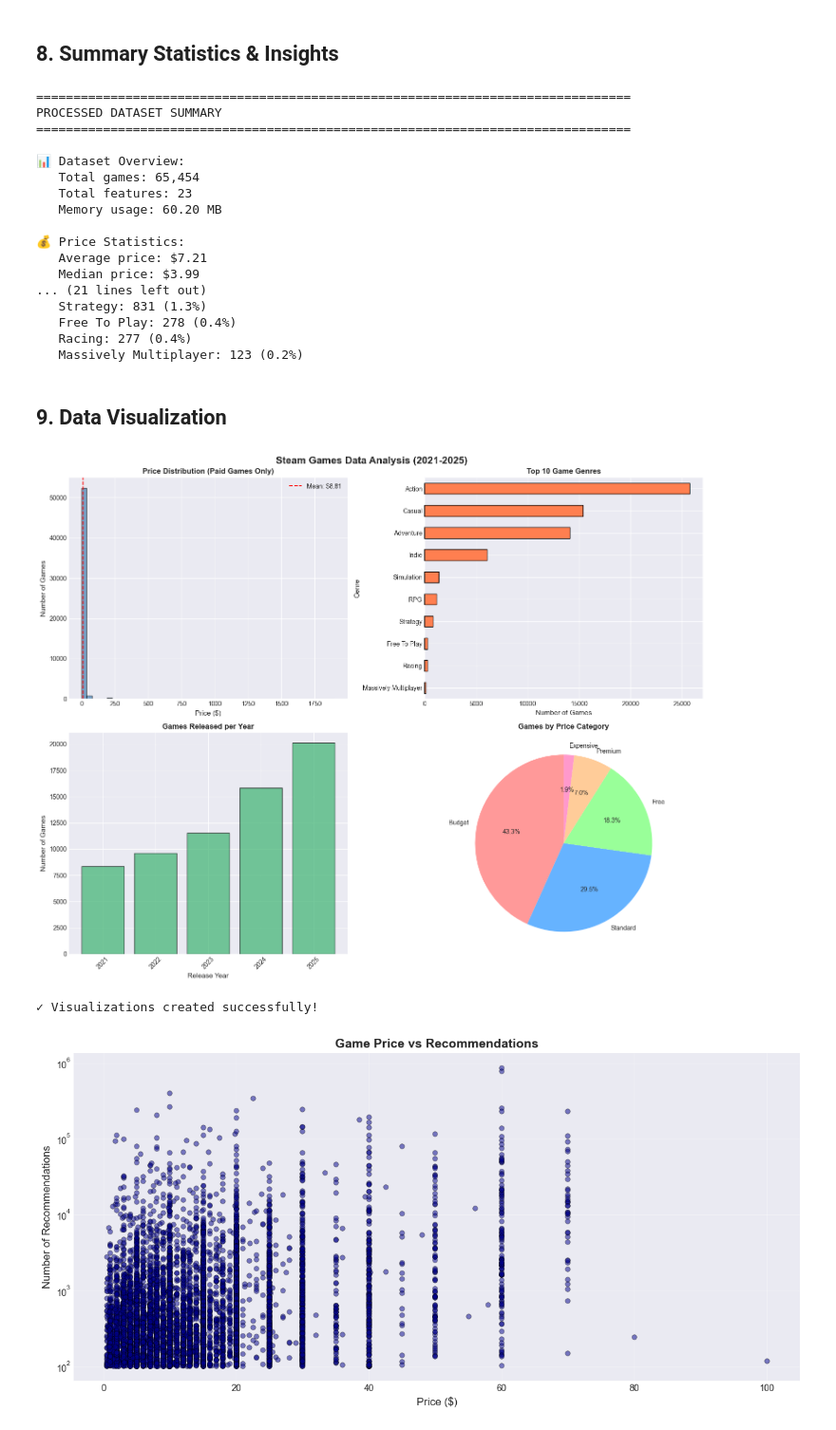
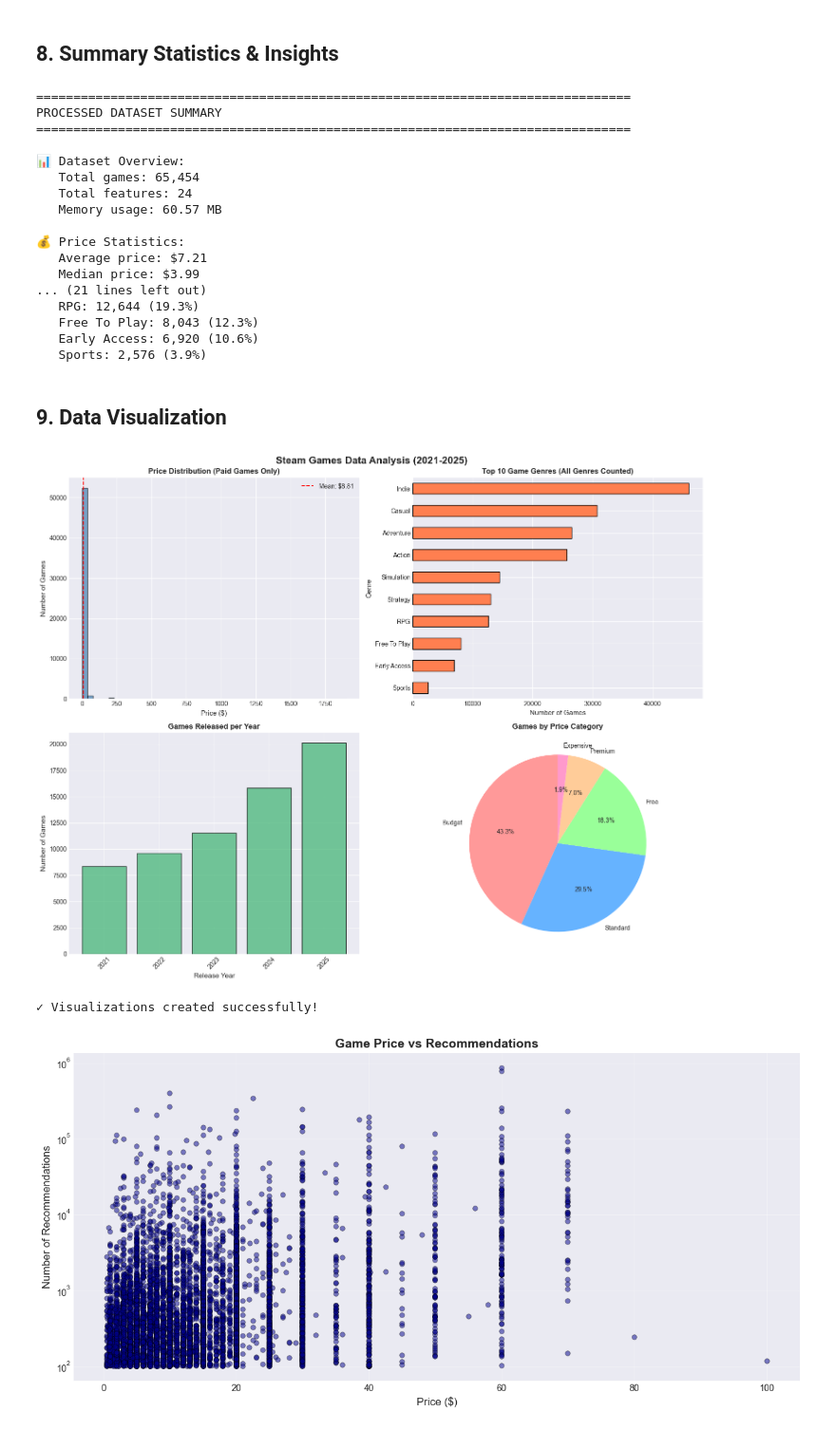
Before and after one commit to martabrzezinska-cmd/Steam-Games-Market-Analysis, a Jupyter notebook: data_processing.ipynb, the cells around one changed output. Shown at 95% size. Cells and saved outputs as stored; diff of their text form; code cells hidden in the pictures.

```diff
--- a/data_processing.ipynb
+++ b/data_processing.ipynb
@@ -453,16 +470,20 @@ if 'categories' in df_clean.columns:
 
 # 3. Price categories
 if 'price' in df_clean.columns:
-    df_clean['price_category'] = pd.cut(df_clean['price'],
-                                         bins=[-0.01, 0, 5, 15, 30, float('inf')],
-                                         labels=['Free', 'Budget', 'Standard', 'Premium', 'Expensive'])
+    df_clean['price_category'] = pd.cut(
+        df_clean['price'],
+        bins=[-0.01, 0, 5, 15, 30, float('inf')],
+        labels=['Free', 'Budget', 'Standard', 'Premium', 'Expensive']
+    )
     print("✓ Created 'price_category' feature")
 
 # 4. Popularity based on recommendations
 if 'recommendations' in df_clean.columns:
-    df_clean['popularity'] = pd.cut(df_clean['recommendations'],
-                                     bins=[-1, 0, 100, 1000, 5000, float('inf')],
-                                     labels=['None', 'Low', 'Medium', 'High', 'Very High'])
+    df_clean['popularity'] = pd.cut(
+        df_clean['recommendations'],
+        bins=[-1, 0, 100, 1000, 5000, float('inf')],
+        labels=['None', 'Low', 'Medium', 'High', 'Very High']
+    )
     print("✓ Created 'popularity' feature")
 
 # 5. Check if game is free
@@ -480,6 +501,13 @@ if 'categories' in df_clean.columns:
     df_clean['is_multiplayer'] = df_clean['categories'].str.contains('Multi-player', case=False, na=False).astype(int)
     print("✓ Created 'is_multiplayer' feature")
 
+# 8. Flag indie games once for reuse
+if 'genres_list' in df_clean.columns:
+    df_clean['is_indie'] = df_clean['genres_list'].apply(
+        lambda x: int(isinstance(x, list) and 'Indie' in x)
+    )
+    print("✓ Created 'is_indie' indicator for downstream analysis")
+
 print(f"\nNew dataset shape: {df_clean.shape[0]} rows × {df_clean.shape[1]} columns")
 # %% [output]
 ================================================================================
@@ -640,9 +670,11 @@ if 'release_year' in df_clean.columns:
             count = (df_clean['release_year'] == year).sum()
             print(f"   {int(year)}: {count:,} games")
 
-print(f"\n🎮 Top 10 Genres:")
-if 'primary_genre' in df_clean.columns:
-    top_genres = df_clean['primary_genre'].value_counts().head(10)
+print(f"\n🎮 Top 10 Genres (counting all genres per game):")
+if 'genres_list' in df_clean.columns:
+    # Use exploded method to count ALL genres
+    genre_expanded = df_clean.explode('genres_list')
+    top_genres = genre_expanded['genres_list'].value_counts().head(10)
     for genre, count in top_genres.items():
         print(f"   {genre}: {count:,} ({count/len(df_clean)*100:.1f}%)")
 # %% [output]
@@ -652,17 +684,17 @@ PROCESSED DATASET SUMMARY
 
 📊 Dataset Overview:
    Total games: 65,454
-   Total features: 23
-   Memory usage: 60.20 MB
+   Total features: 24
+   Memory usage: 60.57 MB
 
 💰 Price Statistics:
    Average price: $7.21
    Median price: $3.99
 ... (21 lines left out)
-   Strategy: 831 (1.3%)
-   Free To Play: 278 (0.4%)
-   Racing: 277 (0.4%)
-   Massively Multiplayer: 123 (0.2%)
+   RPG: 12,644 (19.3%)
+   Free To Play: 8,043 (12.3%)
+   Early Access: 6,920 (10.6%)
+   Sports: 2,576 (3.9%)
 # %% [markdown]
 ## 9. Data Visualization
 # %%
@@ -685,41 +717,43 @@ if 'price' in df_clean.columns:
     ax1.axvline(price_data.mean(), color='red', linestyle='--', label=f'Mean: ${price_data.mean():.2f}')
     ax1.legend()
 
-# 2. Top 10 Genres
-if 'primary_genre' in df_clean.columns:
+# 2. Top 10 Genres (using exploded method)
+if 'genres_list' in df_clean.columns:
     ax2 = axes[0, 1]
-    top_genres = df_clean['primary_genre'].value_counts().head(10)
+    # Use exploded method to count ALL genres per game
+    genre_expanded = df_clean.explode('genres_list')
+    top_genres = genre_expanded['genres_list'].value_counts().head(10)
     top_genres.plot(kind='barh', ax=ax2, color='coral', edgecolor='black')
     ax2.set_xlabel('Number of Games', fontsize=11)
     ax2.set_ylabel('Genre', fontsize=11)
-    ax2.set_title('Top 10 Game Genres', fontsize=12, fontweight='bold')
+    ax2.set_title('Top 10 Game Genres (All Genres Counted)', fontsize=12, fontweight='bold')
     ax2.invert_yaxis()
 
 # 3. Games by Release Year
 if 'release_year' in df_clean.columns:
     ax3 = axes[1, 0]
     year_counts = df_clean['release_year'].value_counts().sort_index()
     ax3.bar(year_counts.index, year_counts.values, color='mediumseagreen', edgecolor='black', alpha=0.7)
     ax3.set_xlabel('Release Year', fontsize=11)
     ax3.set_ylabel('Number of Games', fontsize=11)
     ax3.set_title('Games Released per Year', fontsize=12, fontweight='bold')
     ax3.tick_params(axis='x', rotation=45)
 
 # 4. Price Category Distribution
 if 'price_category' in df_clean.columns:
     ax4 = axes[1, 1]
     price_cat_counts = df_clean['price_category'].value_counts()
     colors = ['#ff9999', '#66b3ff', '#99ff99', '#ffcc99', '#ff99cc']
     ax4.pie(price_cat_counts.values, labels=price_cat_counts.index, autopct='%1.1f%%',
             startangle=90, colors=colors)
     ax4.set_title('Games by Price Category', fontsize=12, fontweight='bold')
 
 plt.tight_layout()
 plt.show()
 
 print("✓ Visualizations created successfully!")
 # %% [output]
-[figure, old version]
+[figure, new version]
 ✓ Visualizations created successfully!
 # %%
 # Additional visualization: Recommendations vs Price scatter plot
```
Also changed, not shown: parts of 36 cells of this notebook, 3 other files.
